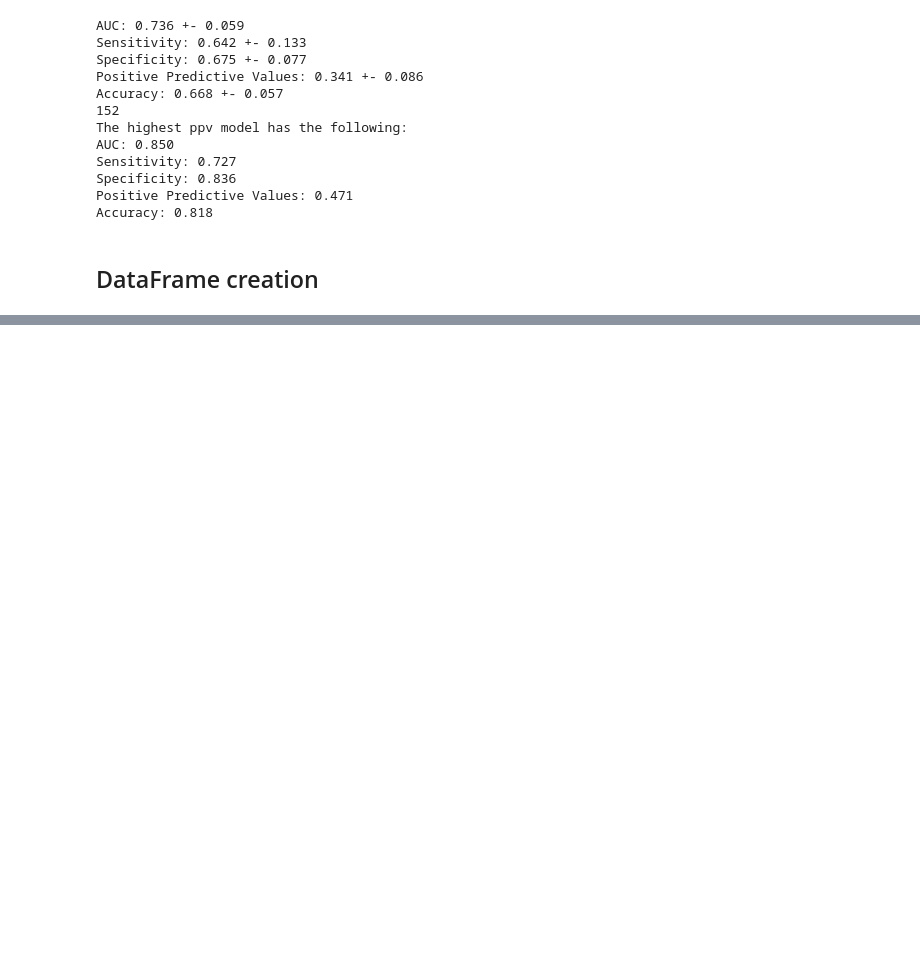
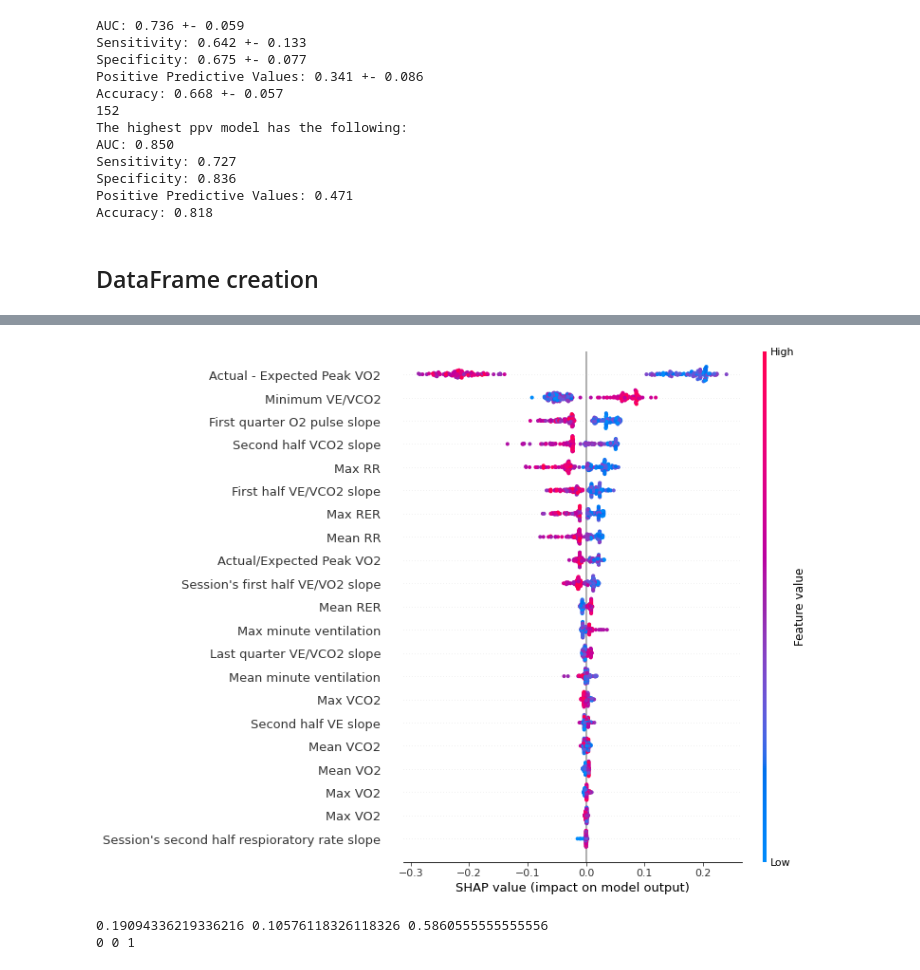
Before and after one commit to julioportellah/cpet-dashboard-backend, a Jupyter notebook: custom_shap/time_segemented_analysis.ipynb, the cells around one changed output, grey strips where cells are left out. Cells and saved outputs as stored; diff of their text form; code cells hidden in the pictures; blank space fills up the shorter version.

```diff
--- a/custom_shap/time_segemented_analysis.ipynb
+++ b/custom_shap/time_segemented_analysis.ipynb
@@ -453,29 +798,33 @@ Accuracy: 0.955
 # %% [markdown]
 ## Other model
 # %%
-other_data_100 = ['MuscleSkeletalLim','PeakRR', 'PeakVE','PeakVCO2','MeanVCO2','PeakVO2','PeakVO2Real',
-                  'LowestVE/VCO2','MeanRER','PeakRER','VO2vsPeakVO2atVT','DiffPercentPeakVO2','MeanRR',
-                  '75_to_100_VEVCO2Slope','DiffPeakVO2','MeanVE','second_half_VESlope','first_half_VEVCO2Slope',
-                  '0_to_25_O2Slope','VO2atVT', 'MeanVO2','second_half_VCO2Slope','DiffPeakHR','MeanVE/VCO2','75_to_100_RRSlope']
-other_data_90 = ['MuscleSkeletalLim','PeakVE','PeakRR','PeakVCO2','DiffPercentPeakVO2','PeakVO2','PeakVO2Real',
+# rest_other_data_100 = ['MuscleSkeletalLim','PeakRR', 'PeakVE','PeakVCO2','MeanVCO2','PeakVO2','PeakVO2Real',
+#                   'LowestVE/VCO2','MeanRER','PeakRER','VO2vsPeakVO2atVT','DiffPercentPeakVO2','MeanRR',
+#                   '75_to_100_VEVCO2Slope','DiffPeakVO2','MeanVE','second_half_VESlope','first_half_VEVCO2Slope',
+#                   '0_to_25_O2Slope','VO2atVT', 'MeanVO2','second_half_VCO2Slope','DiffPeakHR','MeanVE/VCO2','75_to_100_RRSlope']
+rest_other_data_100 = ['MuscleSkeletalLim','PeakRR','PeakVE','PeakVCO2','MeanVCO2','PeakVO2Real','PeakVO2','75_to_100_VEVCO2Slope','LowestVE/VCO2',
+                    'DiffPercentPeakVO2','PeakRER','MeanRER','DiffPeakVO2','MeanRR','MeanVE','first_half_VEVCO2Slope','second_half_VESlope',
+                    'first_half_VEVO2Slope','MeanVO2','0_to_25_O2Slope','second_half_VCO2Slope','second_half_RRSlope','0_to_25_RERSlope',
+                    'PeakHeartRate']
+rest_other_data_90 = ['MuscleSkeletalLim','PeakVE','PeakRR','PeakVCO2','DiffPercentPeakVO2','PeakVO2','PeakVO2Real',
                 'MeanRER','MeanRR','0_to_25_O2Slope','DiffPeakVO2','LowestVE/VCO2','MeanVCO2','MeanO2Pulse',
                  '75_to_100_HRSlope','MeanVE','0_to_25_VESlope','MeanVO2','VEvsVCO2Slope','0_to_25_VO2Slope',
                 'second_half_VEVCO2Slope']
-other_data_80 = ['MuscleSkeletalLim','PeakVCO2','PeakRR','PeakVE','LowestVE/VCO2','DiffPercentPeakVO2','MeanVCO2',
+rest_other_data_80 = ['MuscleSkeletalLim','PeakVCO2','PeakRR','PeakVE','LowestVE/VCO2','DiffPercentPeakVO2','MeanVCO2',
                 'PeakVO2','PeakVO2Real','O2PulseDiff','DiffPeakVO2','MeanVO2','O2PulsePercent','0_to_25_HRSlope',
                  'MeanVE','MeanO2Pulse','VEvsVCO2Slope','MeanRER','PeakRER','second_half_VCO2Slope','15_to_85_RRSlope',
                  '50_to_75_VEVCO2Slope']
-other_data_70 = ['MuscleSkeletalLim','first_half_O2Slope','PeakVCO2','DiffPercentPeakVO2','LowestVE/VCO2','PeakVE',
+rest_other_data_70 = ['MuscleSkeletalLim','first_half_O2Slope','PeakVCO2','DiffPercentPeakVO2','LowestVE/VCO2','PeakVE',
                 'PeakVO2','PeakVO2Real','PeakRR','O2PulseDiff','O2PulsePercent','MeanVCO2','DiffPeakVO2',
                 '0_to_25_VO2Slope','MeanO2Pulse','50_to_75_VO2Slope','MeanVO2','0_to_25_O2Slope','DiffPercentPeakHR']
-other_data_60 = ['MuscleSkeletalLim','first_half_O2Slope','LowestVE/VCO2','PeakVCO2','PeakVE','DiffPercentPeakVO2',
+rest_other_data_60 = ['MuscleSkeletalLim','first_half_O2Slope','LowestVE/VCO2','PeakVCO2','PeakVE','DiffPercentPeakVO2',
                 'O2PulsePercent','PeakVO2','PeakVO2Real','15_to_85_VEVCO2Slope','O2PulseDiff',
                  '0_to_25_HRSlope','MeanVCO2','first_half_VO2Slope','MeanVO2','PeakRR','MeanO2Pulse','second_half_VO2Slope',
                 'MeanVE/VCO2','VEvsVCO2Slope','0_to_25_VCO2Slope']
-other_data_50 = ['MuscleSkeletalLim','first_half_O2Slope','LowestVE/VCO2','25_to_50_O2Slope','0_to_25_HRSlope',
+rest_other_data_50 = ['MuscleSkeletalLim','first_half_O2Slope','LowestVE/VCO2','25_to_50_O2Slope','0_to_25_HRSlope',
                  'first_half_VESlope','75_to_100_VO2Slope','first_half_VO2Slope','PeakVCO2','MeanVCO2','MeanVE/VCO2',
                 '75_to_100_O2Slope','75_to_100_VCO2Slope','VEvsVCO2Slope','DiffPercentPeakVO2','HRvsVO2Slope',
                 'PeakVO2','50_to_75_VEVCO2Slope']
-other_data_40 = ['MuscleSkeletalLim','LowestVE/VCO2','MeanVCO2','first_half_HRSlope','MeanVO2','first_half_VO2Slope',
+rest_other_data_40 = ['MuscleSkeletalLim','LowestVE/VCO2','MeanVCO2','first_half_HRSlope','MeanVO2','first_half_VO2Slope',
                 'PeakVCO2','O2PulseDiff','MeanVE/VCO2','O2PulsePercent','PeakVO2','first_half_O2Slope',
                 'second_half_VCO2Slope','PeakVE','MeanO2Pulse']
@@ -659,0 +1208,7 @@ save_model(clf_other_40, scaler_40_other, 'clf_other_40')
+# %%
+r_clf_cardiac = pickle.load(open('rest_clf_cardiac_100.sav', 'rb'))
+r_scaler_100_cardiac = pickle.load(open('scaler_rest_clf_cardiac_100.sav', 'rb'))
+r_clf_pulmonary_100 = pickle.load(open('rest_clf_pulmonary_100.sav', 'rb'))
+r_scaler_100_pulmonary = pickle.load(open('scaler_rest_clf_pulmonary_100.sav', 'rb'))
+r_clf_other_100 = pickle.load(open('rest_clf_other_100.sav', 'rb'))
+r_scaler_100_other = pickle.load(open('scaler_rest_clf_other_100.sav', 'rb'))
@@ -659,0 +1407,17 @@ save_model(clf_other_40, scaler_40_other, 'clf_other_40')
+# %%
+
+X_scaled_c = r_scaler_100_cardiac.transform(rest_data_df_100[rest_cardiac_data_100[1:]])
+explainer_c = shap.TreeExplainer(r_clf_other_100, data=X_scaled_c,check_additivity=False)
+shap_values_c = explainer_c.shap_values(X_scaled_c,check_additivity=False)
+col_translated_c = [other_feature_dict[elem] for elem in rest_other_data_100[1:]]
+shap.summary_plot(shap_values_c[1], X_scaled_c,feature_names=col_translated_c, plot_type='dot', max_display=data_df_100.shape[1])
+# %% [output]
+[figure, added]
+# %%
+print(r_clf_cardiac.predict_proba(X_scaled)[:,1][-1],r_clf_pulmonary_100.predict_proba(X_scaled_p)[:,1][-1],
+    r_clf_other_100.predict_proba(X_scaled_o)[:,1][-1])
+
+print(rest_data_df_100.CardiacLim.values[-1], rest_data_df_100.PulmonaryLim.values[-1], rest_data_df_100.MuscleSkeletalLim.values[-1])
+# %% [output]
+0.19094336219336216 0.10576118326118326 0.5860555555555556
+0 0 1
```
Also changed, not shown: parts of 124 cells of this notebook, 36 other files.
